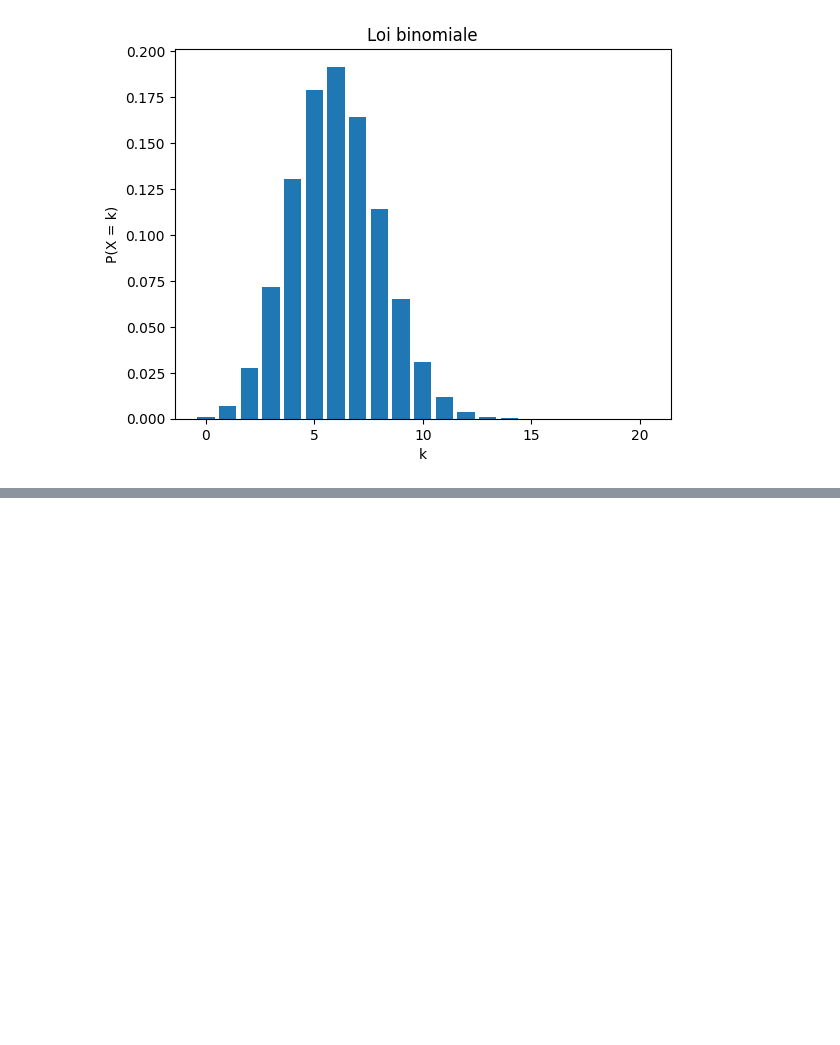
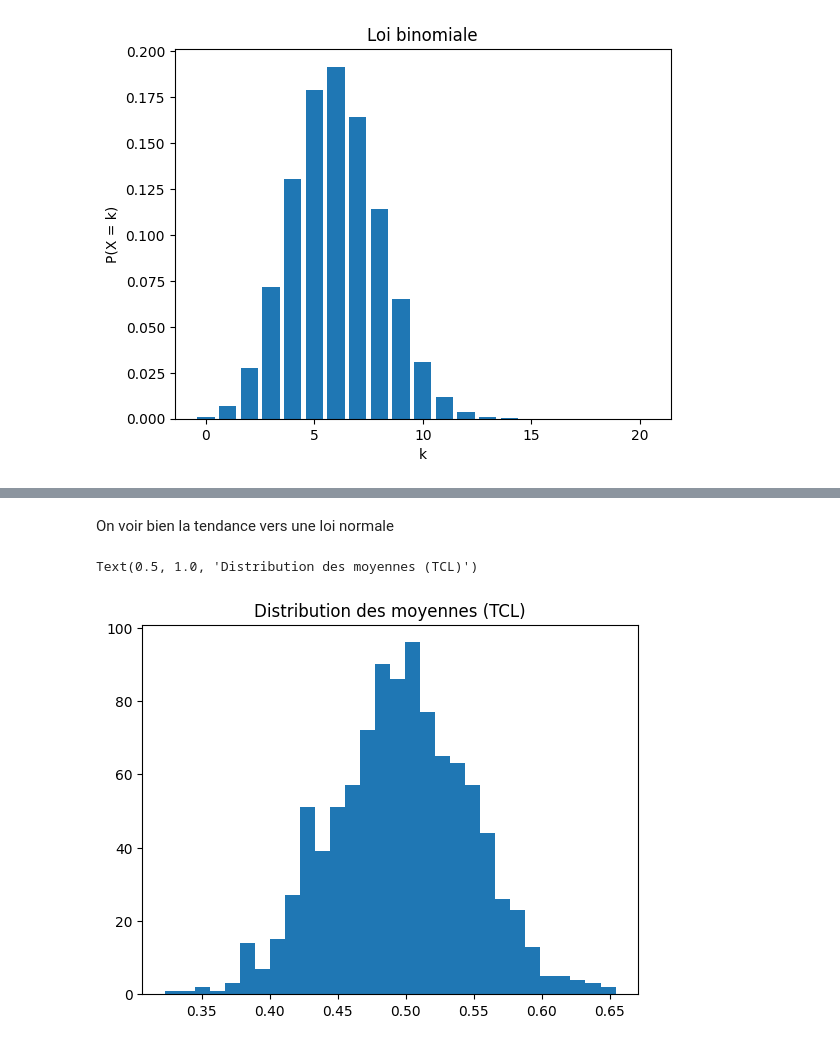
Before and after one commit to AudeC22/Atelier-pratique-Data-Science-Groupe-12, a Jupyter notebook: Probabilite test statistiques et modelisation.ipynb, the cells around one changed output, grey strips where cells are left out. Cells and saved outputs as stored; diff of their text form; code cells hidden in the pictures; blank space fills up the shorter version.

```diff
--- a/Probabilite test statistiques et modelisation.ipynb
+++ b/Probabilite test statistiques et modelisation.ipynb
@@ -22,0 +93,10 @@ plt.show()
+# %% [markdown]
+On voir bien la tendance vers une loi normale
+# %%
+# TCL = Theorem Central Limit
+samples = [np.mean(np.random.uniform(0, 1, 30)) for _ in range(1000)]
+plt.hist(samples, bins=30)
+plt.title("Distribution des moyennes (TCL)")
+# %% [output]
+Text(0.5, 1.0, 'Distribution des moyennes (TCL)')
+[figure, added]
```
Also changed, not shown: parts of 5 cells of this notebook.
